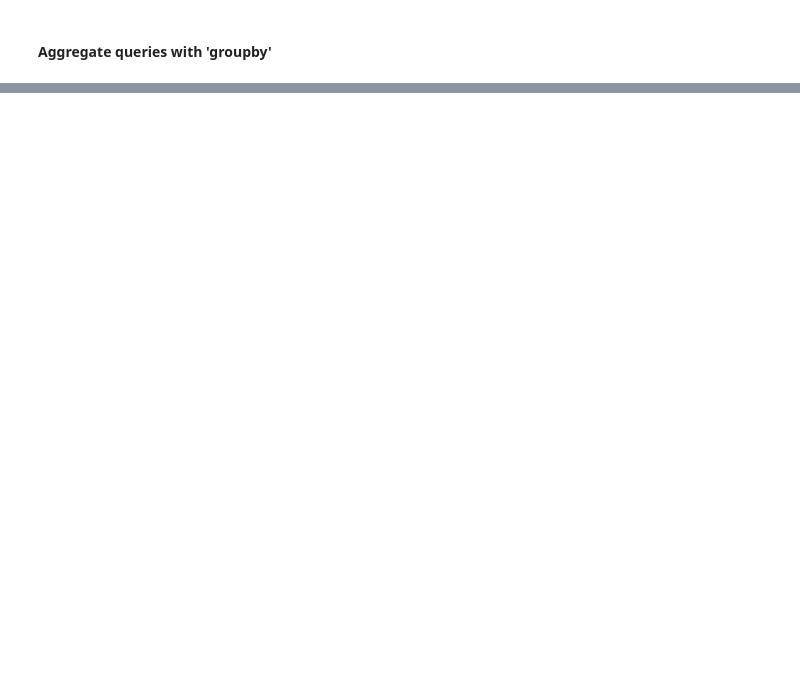
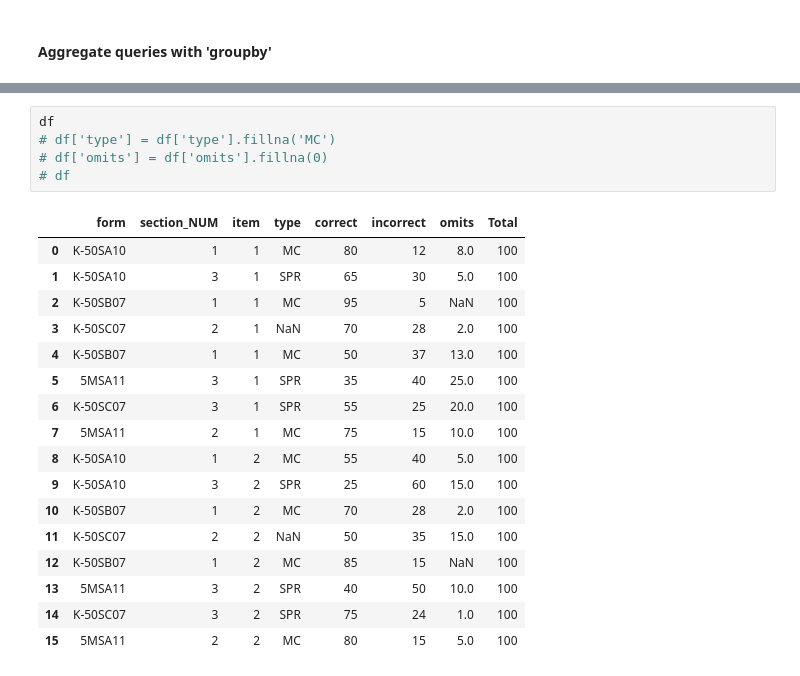
Before and after one commit to dylanbking97/pandas-presentation, a Jupyter notebook: Pandas.ipynb, the cells around one changed output, grey strips where cells are left out. Saved outputs shown, nothing was run; the diff lists cells and outputs as text; blank space fills up the shorter version.

```diff
--- a/Pandas.ipynb
+++ b/Pandas.ipynb
@@ -56,0 +204,23 @@ df[['form','correct', 'incorrect']].groupby('form').mean()
+# %%
+df
+# df['type'] = df['type'].fillna('MC')
+# df['omits'] = df['omits'].fillna(0)
+# df
+# %% [output]
+|  | form | section_NUM | item | type | correct | incorrect | omits | Total |
+| 0 | K-50SA10 | 1 | 1 | MC | 80 | 12 | 8.0 | 100 |
+| 1 | K-50SA10 | 3 | 1 | SPR | 65 | 30 | 5.0 | 100 |
+| 2 | K-50SB07 | 1 | 1 | MC | 95 | 5 | NaN | 100 |
+| 3 | K-50SC07 | 2 | 1 | NaN | 70 | 28 | 2.0 | 100 |
+| 4 | K-50SB07 | 1 | 1 | MC | 50 | 37 | 13.0 | 100 |
+| 5 | 5MSA11 | 3 | 1 | SPR | 35 | 40 | 25.0 | 100 |
+| 6 | K-50SC07 | 3 | 1 | SPR | 55 | 25 | 20.0 | 100 |
+| 7 | 5MSA11 | 2 | 1 | MC | 75 | 15 | 10.0 | 100 |
+| 8 | K-50SA10 | 1 | 2 | MC | 55 | 40 | 5.0 | 100 |
+| 9 | K-50SA10 | 3 | 2 | SPR | 25 | 60 | 15.0 | 100 |
+| 10 | K-50SB07 | 1 | 2 | MC | 70 | 28 | 2.0 | 100 |
+| 11 | K-50SC07 | 2 | 2 | NaN | 50 | 35 | 15.0 | 100 |
+| 12 | K-50SB07 | 1 | 2 | MC | 85 | 15 | NaN | 100 |
+| 13 | 5MSA11 | 3 | 2 | SPR | 40 | 50 | 10.0 | 100 |
+| 14 | K-50SC07 | 3 | 2 | SPR | 75 | 24 | 1.0 | 100 |
+| 15 | 5MSA11 | 2 | 2 | MC | 80 | 15 | 5.0 | 100 |
```
Also changed, not shown: parts of 29 cells of this notebook.
